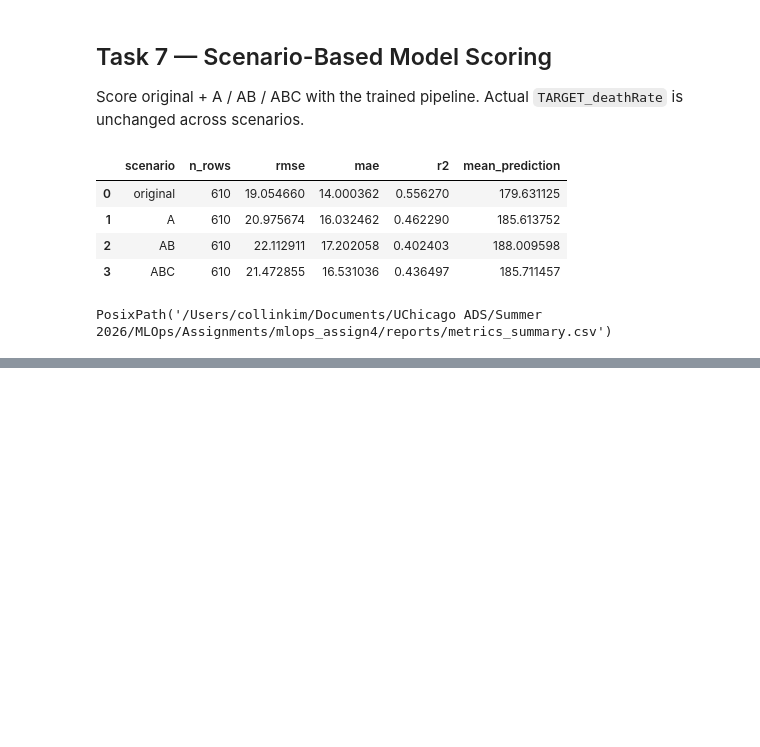
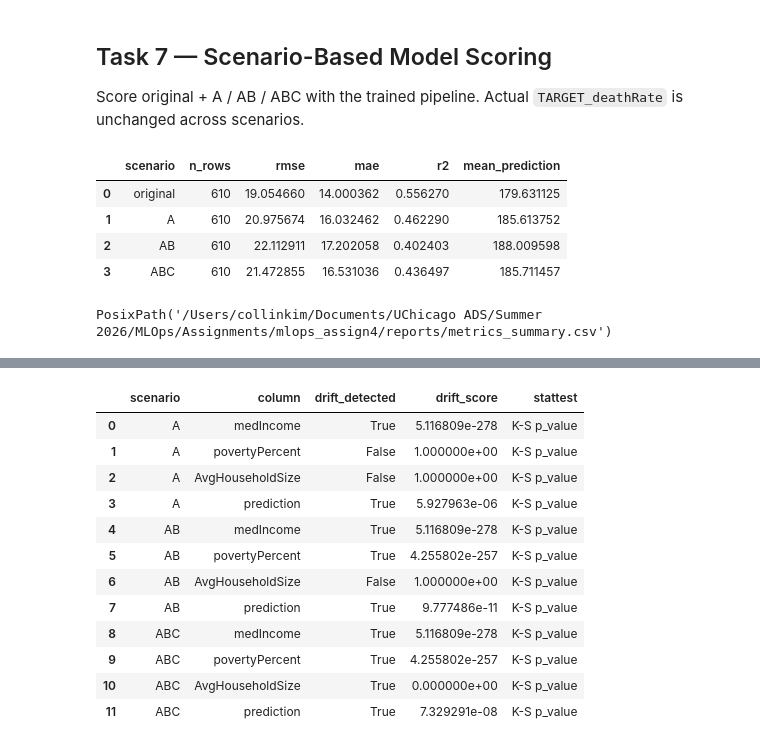
Before and after one commit to collin-k/mlops_assign4, a Jupyter notebook: notebooks/model_monitoring.ipynb, the cells around one changed output, grey strips where cells are left out. Saved outputs shown, nothing was run; the diff lists cells and outputs as text; code cells hidden in the pictures; blank space fills up the shorter version.

```diff
--- a/notebooks/model_monitoring.ipynb
+++ b/notebooks/model_monitoring.ipynb
@@ -570,0 +583,88 @@ Income and poverty shifts both push predictions up, so AB hurts most. ABC partia
+# %%
+cfg.EVIDENTLY_DIR.mkdir(parents=True, exist_ok=True)
+
+shift_cols = [cfg.COL_MEDIAN_INCOME, cfg.COL_POVERTY, cfg.COL_AVG_HH_SIZE]
+
+ref_mon = saved["original"].copy()
+ref_mon["prediction"] = pipe.predict(ref_mon[FEATURES])
+
+scenario_column_mapping = ColumnMapping(
+    target=cfg.TARGET,
+    prediction="prediction",
+    numerical_features=FEATURES,
+    task="regression",
+)
+
+scenario_report_paths = {}
+drift_rows = []
+
+for name in ["A", "AB", "ABC"]:
+    cur_mon = saved[name].copy()
+    cur_mon["prediction"] = pipe.predict(cur_mon[FEATURES])
+
+    report = Report(metrics=[DataDriftPreset(), TargetDriftPreset(), RegressionPreset()])
+    report.run(
+        reference_data=ref_mon,
+        current_data=cur_mon,
+        column_mapping=scenario_column_mapping,
+    )
+
+    html_path = cfg.EVIDENTLY_DIR / f"scenario_{name}_monitoring.html"
+    report.save_html(str(html_path))
+    scenario_report_paths[name] = html_path
+
+    metrics = report.as_dict()["metrics"]
+    drift_by_cols = next(
+        m["result"]["drift_by_columns"]
+        for m in metrics
+        if m["metric"] == "DataDriftTable"
+    )
+
+    for col in shift_cols:
+        info = drift_by_cols[col]
+        drift_rows.append(
+            {
+                "scenario": name,
+                "column": col,
+                "drift_detected": bool(info["drift_detected"]),
+                "drift_score": float(info["drift_score"]),
+                "stattest": info["stattest_name"],
+            }
+        )
+
+    # prediction drift from ColumnDriftMetric / target drift metrics
+    pred_info = None
+    for m in metrics:
+        result = m.get("result", {})
+        if result.get("column_name") == "prediction" and "drift_detected" in result:
+            pred_info = result
+            break
+    if pred_info is None and "prediction" in drift_by_cols:
+        pred_info = drift_by_cols["prediction"]
+
+    drift_rows.append(
+        {
+            "scenario": name,
+            "column": "prediction",
+            "drift_detected": bool(pred_info["drift_detected"]),
+            "drift_score": float(pred_info["drift_score"]),
+            "stattest": pred_info.get("stattest_name", pred_info.get("stattest", "")),
+        }
+    )
+
+drift_summary = pd.DataFrame(drift_rows)
+drift_summary
+# %% [output]
+|  | scenario | column | drift_detected | drift_score | stattest |
+| 0 | A | medIncome | True | 5.116809e-278 | K-S p_value |
+| 1 | A | povertyPercent | False | 1.000000e+00 | K-S p_value |
+| 2 | A | AvgHouseholdSize | False | 1.000000e+00 | K-S p_value |
+| 3 | A | prediction | True | 5.927963e-06 | K-S p_value |
+| 4 | AB | medIncome | True | 5.116809e-278 | K-S p_value |
+| 5 | AB | povertyPercent | True | 4.255802e-257 | K-S p_value |
+| 6 | AB | AvgHouseholdSize | False | 1.000000e+00 | K-S p_value |
+| 7 | AB | prediction | True | 9.777486e-11 | K-S p_value |
+| 8 | ABC | medIncome | True | 5.116809e-278 | K-S p_value |
+| 9 | ABC | povertyPercent | True | 4.255802e-257 | K-S p_value |
+| 10 | ABC | AvgHouseholdSize | True | 0.000000e+00 | K-S p_value |
+| 11 | ABC | prediction | True | 7.329291e-08 | K-S p_value |
```
Also changed, not shown: parts of 5 cells of this notebook, 6 other files.
